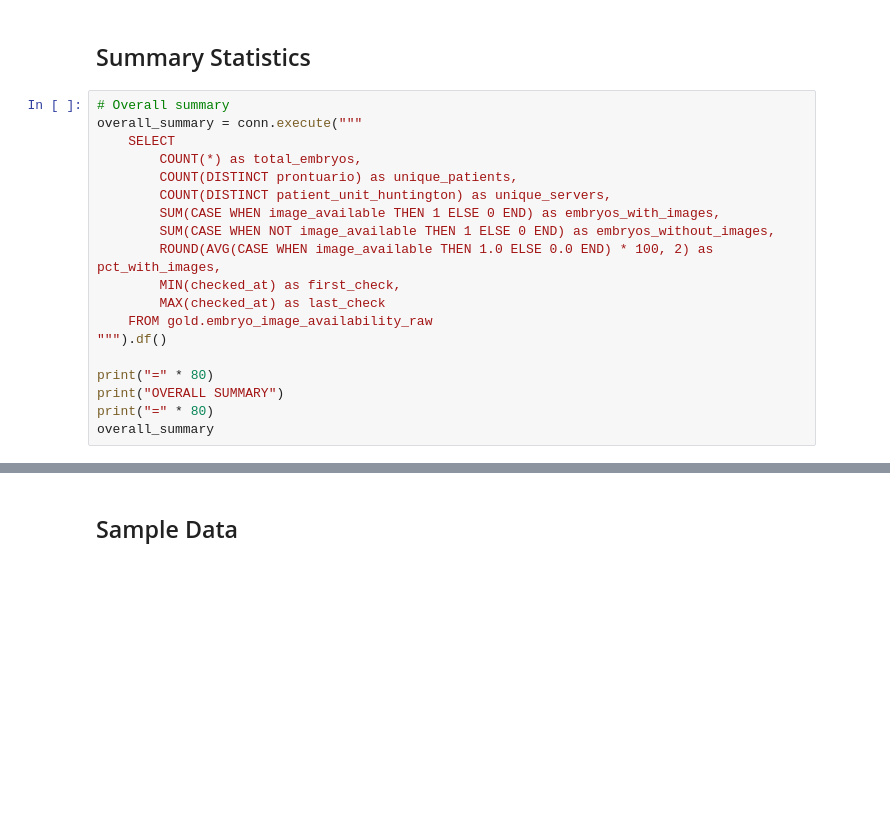
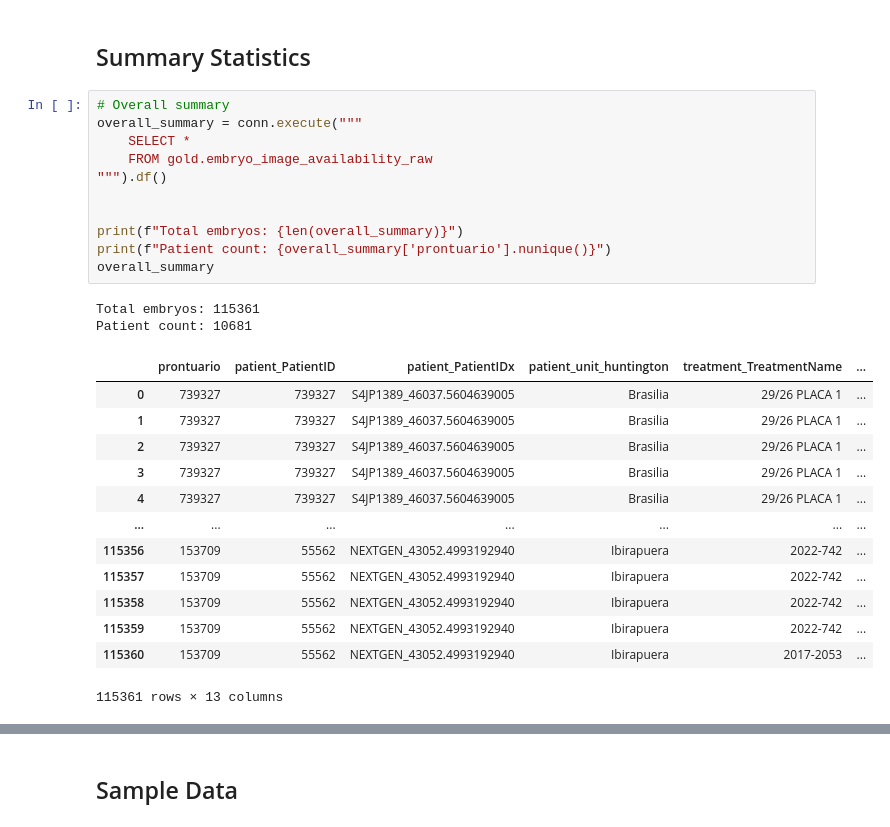
Before and after one commit to bobbypestana/embryoscope-extraction, a Jupyter notebook: embryoscope/report/explore/explore_image_availability.ipynb, the cells around one changed output, grey strips where cells are left out. Saved outputs shown, nothing was run; the diff lists cells and outputs as text; blank space fills up the shorter version.

```diff
--- a/embryoscope/report/explore/explore_image_availability.ipynb
+++ b/embryoscope/report/explore/explore_image_availability.ipynb
@@ -77,21 +39,29 @@ Error:
 # %% [markdown]
 ## Summary Statistics
-# %%
-# Overall summary
-overall_summary = conn.execute("""
-    SELECT
-        COUNT(*) as total_embryos,
-        COUNT(DISTINCT prontuario) as unique_patients,
-        COUNT(DISTINCT patient_unit_huntington) as unique_servers,
-        SUM(CASE WHEN image_available THEN 1 ELSE 0 END) as embryos_with_images,
-        SUM(CASE WHEN NOT image_available THEN 1 ELSE 0 END) as embryos_without_images,
-        ROUND(AVG(CASE WHEN image_available THEN 1.0 ELSE 0.0 END) * 100, 2) as pct_with_images,
-        MIN(checked_at) as first_check,
-        MAX(checked_at) as last_check
-    FROM gold.embryo_image_availability_raw
-""").df()
-
-print("=" * 80)
-print("OVERALL SUMMARY")
-print("=" * 80)
-overall_summary
+# %%
+# Overall summary
+overall_summary = conn.execute("""
+    SELECT *
+    FROM gold.embryo_image_availability_raw
+""").df()
+
+
+print(f"Total embryos: {len(overall_summary)}")
+print(f"Patient count: {overall_summary['prontuario'].nunique()}")
+overall_summary
+# %% [output]
+Total embryos: 115361
+Patient count: 10681
+|  | prontuario | patient_PatientID | patient_PatientIDx | patient_unit_huntington | treatment_TreatmentName | ... |
+| 0 | 739327 | 739327 | S4JP1389_46037.5604639005 | Brasilia | 29/26 PLACA 1 | ... |
+| 1 | 739327 | 739327 | S4JP1389_46037.5604639005 | Brasilia | 29/26 PLACA 1 | ... |
+| 2 | 739327 | 739327 | S4JP1389_46037.5604639005 | Brasilia | 29/26 PLACA 1 | ... |
+| 3 | 739327 | 739327 | S4JP1389_46037.5604639005 | Brasilia | 29/26 PLACA 1 | ... |
+| 4 | 739327 | 739327 | S4JP1389_46037.5604639005 | Brasilia | 29/26 PLACA 1 | ... |
+| ... | ... | ... | ... | ... | ... | ... |
+| 115356 | 153709 | 55562 | NEXTGEN_43052.4993192940 | Ibirapuera | 2022-742 | ... |
+| 115357 | 153709 | 55562 | NEXTGEN_43052.4993192940 | Ibirapuera | 2022-742 | ... |
+| 115358 | 153709 | 55562 | NEXTGEN_43052.4993192940 | Ibirapuera | 2022-742 | ... |
+| 115359 | 153709 | 55562 | NEXTGEN_43052.4993192940 | Ibirapuera | 2022-742 | ... |
+| 115360 | 153709 | 55562 | NEXTGEN_43052.4993192940 | Ibirapuera | 2017-2053 | ... |
+115361 rows × 13 columns
```
Also changed, not shown: parts of 15 cells of this notebook, 25 other files.
